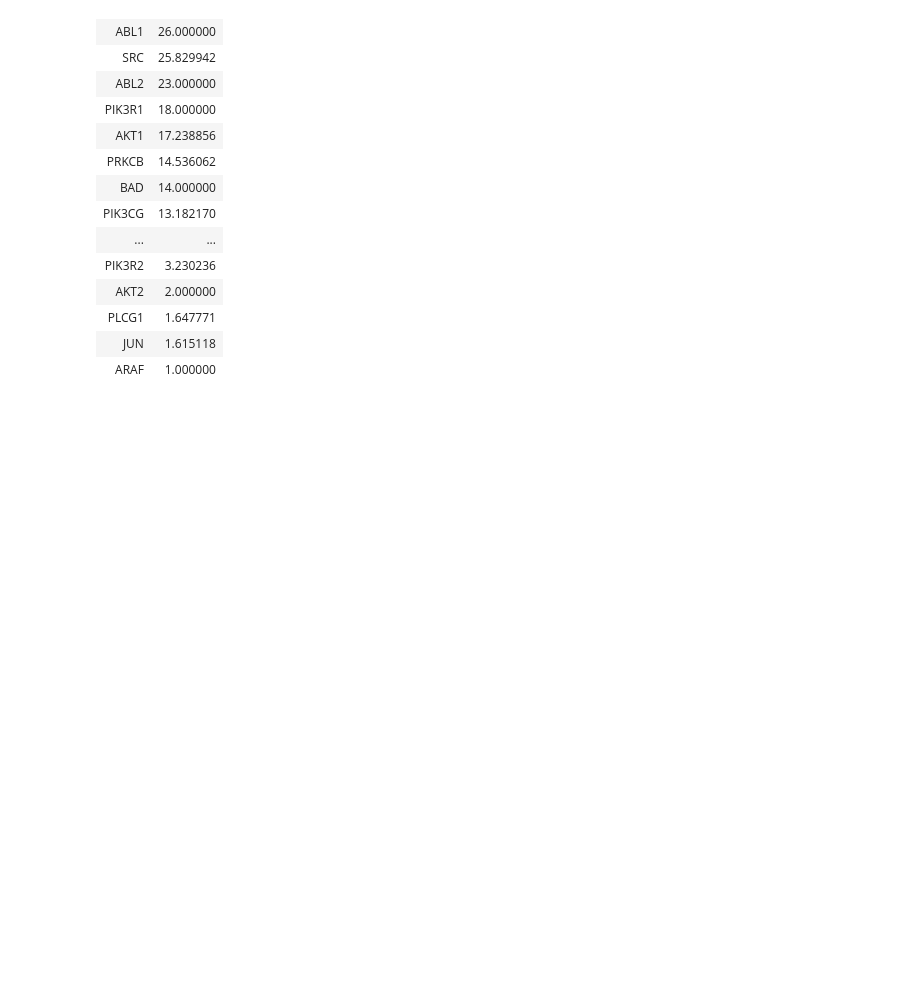
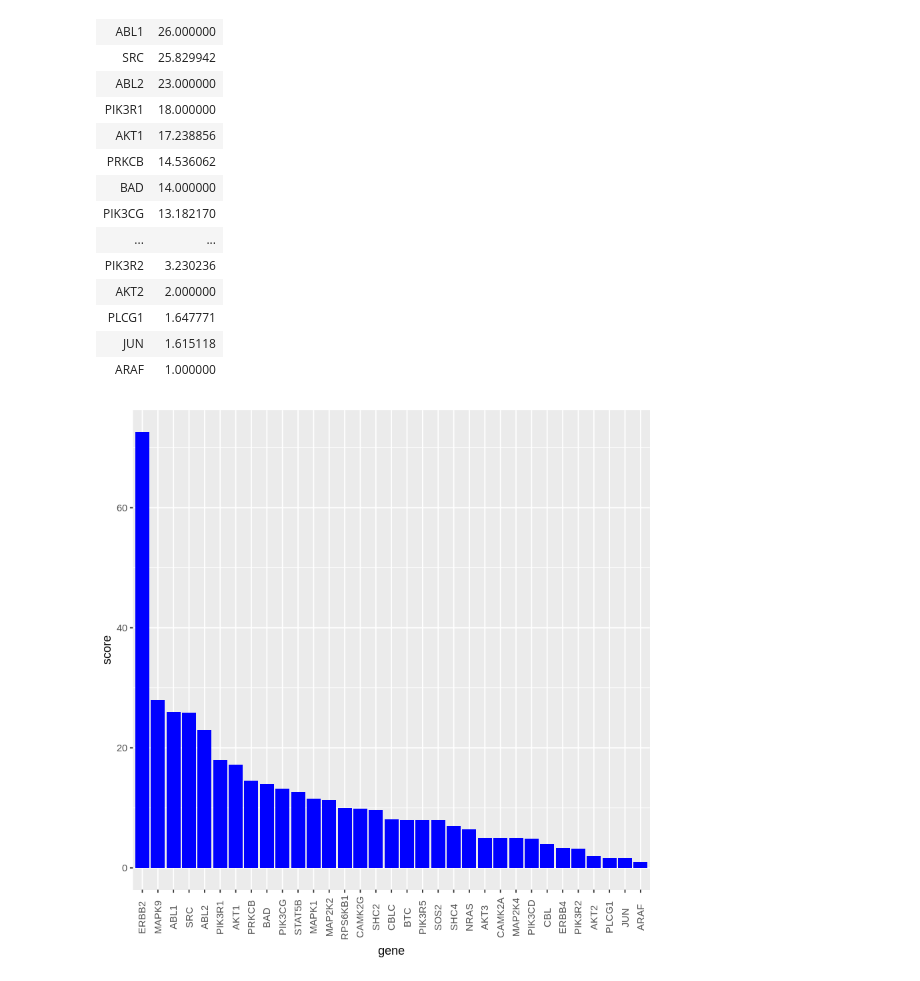
Before and after one commit to zence/SCCR, a Jupyter notebook: notebooks/best_genes.ipynb, the cells around one changed output. Saved outputs shown, nothing was run; the diff lists cells and outputs as text; code cells hidden in the pictures; blank space fills up the shorter version.

```diff
--- a/notebooks/best_genes.ipynb
+++ b/notebooks/best_genes.ipynb
@@ -16,10 +40,10 @@ get_score <- function(gene.vec, weight.df){
             if (is.na(cur.score)){
                 cur.score <- 0
             } else {
-                cur.score <- (length(gene.group) - cur.score) * weight.df$weight[i]
+                cur.score <- (length(gene.group) - cur.score + 1) * weight.df$weight[i] # + 1 to give points to 11th position
             }
             score <- score + cur.score
-            #print(score)
+            #print(cur.score)
         }
         scores <- c(scores, score)
     }
@@ -27,0 +54,21 @@ get_score <- function(gene.vec, weight.df){
+# %%
+get_seqd_score <- function(gene.vec, weight.df){
+    scores <- c()
+    for (gene in gene.vec){
+        score <- 0
+        cur.score <- 0
+        for (i in 1:nrow(weight.df)){
+            gene.group <- weight.df$genes[[i]]
+            cur.score <- match(gene, gene.group)
+            if (is.na(cur.score) | cur.score < length(gene.group)){
+                cur.score <- 0
+            } else {
+                cur.score <- (11 - cur.score) * weight.df$weight[i] # 11 so the last place position gets 1 point
+            }
+            score <- score + cur.score
+            #print(cur.score)
+        }
+        scores <- c(scores, score)
+    }
+    return(scores)
+}
@@ -69,6 +120,8 @@ row.names(all.genes) <- seq(length = nrow(all.genes))
 #all.genes
 
 top.genes <- all.genes[which(all.genes$score > 0),]
+
+top.genes$gene <- factor(top.genes$gene, levels = top.genes$gene[order(top.genes$score, decreasing = T)])
 # %%
 top.genes
 # %% [output]
@@ -89,3 +142,12 @@ top.genes
 | PLCG1 | 1.647771 |
 | JUN | 1.615118 |
 | ARAF | 1.000000 |
+# %%
+gbar <- ggplot(top.genes, aes(x = gene, y = score, fill = 'gene'))
+ggbar <- gbar + geom_bar(stat = 'identity') +
+        scale_fill_manual(values = "blue", guide = F) +
+        theme(axis.text.x = element_text(angle = 90, vjust = 0.5))
+
+ggbar
+# %% [output]
+[figure, added]
```
Also changed, not shown: parts of 19 cells of this notebook, 1 other file.
